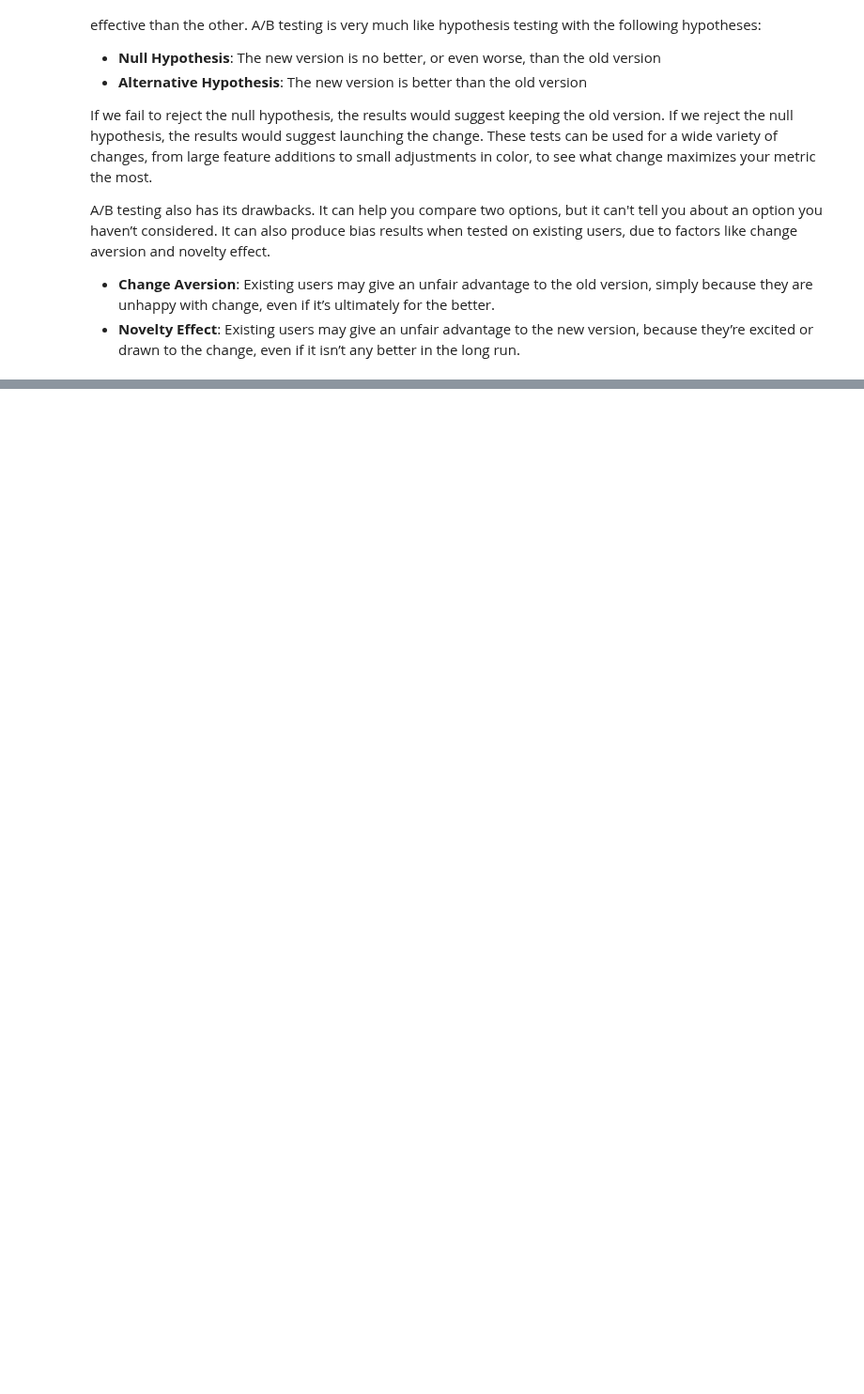
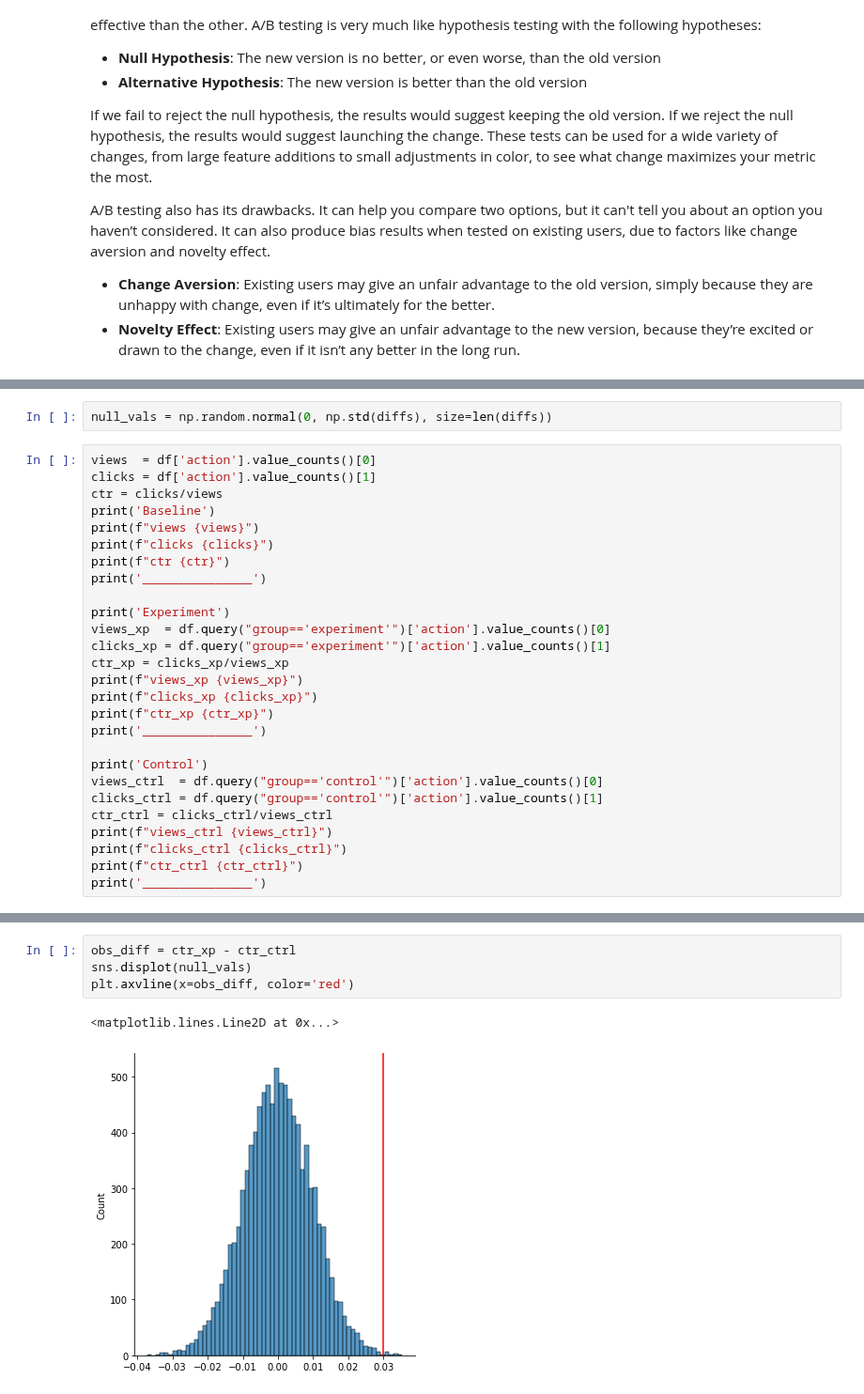
Before and after one commit to vpontello/DataScience_Nanodegree, a Jupyter notebook: 00_Extracurricular/02_Practical_Statistics/practical_statistics.ipynb, the cells around one changed output, grey strips where cells are left out. Shown at 94% size. Drawn from its saved outputs; the diff is of its cells as text; blank space fills up the shorter version.

```diff
--- a/00_Extracurricular/02_Practical_Statistics/practical_statistics.ipynb
+++ b/00_Extracurricular/02_Practical_Statistics/practical_statistics.ipynb
@@ -1768,0 +1842,29 @@ A/B testing also has its drawbacks. It can help you compare two options, but it
+# %%
+null_vals = np.random.normal(0, np.std(diffs), size=len(diffs))
+# %%
+views  = df['action'].value_counts()[0]
+clicks = df['action'].value_counts()[1]
+ctr = clicks/views
+print('Baseline')
+print(f"views {views}")
+print(f"clicks {clicks}")
+print(f"ctr {ctr}")
+print('_______________')
+
+print('Experiment')
+views_xp  = df.query("group=='experiment'")['action'].value_counts()[0]
+clicks_xp = df.query("group=='experiment'")['action'].value_counts()[1]
+ctr_xp = clicks_xp/views_xp
+print(f"views_xp {views_xp}")
+print(f"clicks_xp {clicks_xp}")
+print(f"ctr_xp {ctr_xp}")
+print('_______________')
+
+print('Control')
+views_ctrl  = df.query("group=='control'")['action'].value_counts()[0]
+clicks_ctrl = df.query("group=='control'")['action'].value_counts()[1]
+ctr_ctrl = clicks_ctrl/views_ctrl
+print(f"views_ctrl {views_ctrl}")
+print(f"clicks_ctrl {clicks_ctrl}")
+print(f"ctr_ctrl {ctr_ctrl}")
+print('_______________')
@@ -1768,0 +1887,7 @@ A/B testing also has its drawbacks. It can help you compare two options, but it
+# %%
+obs_diff = ctr_xp - ctr_ctrl
+sns.displot(null_vals)
+plt.axvline(x=obs_diff, color='red')
+# %% [output]
+<matplotlib.lines.Line2D at 0x...>
+[figure, added]
```
Also changed, not shown: parts of 11 cells of this notebook.
